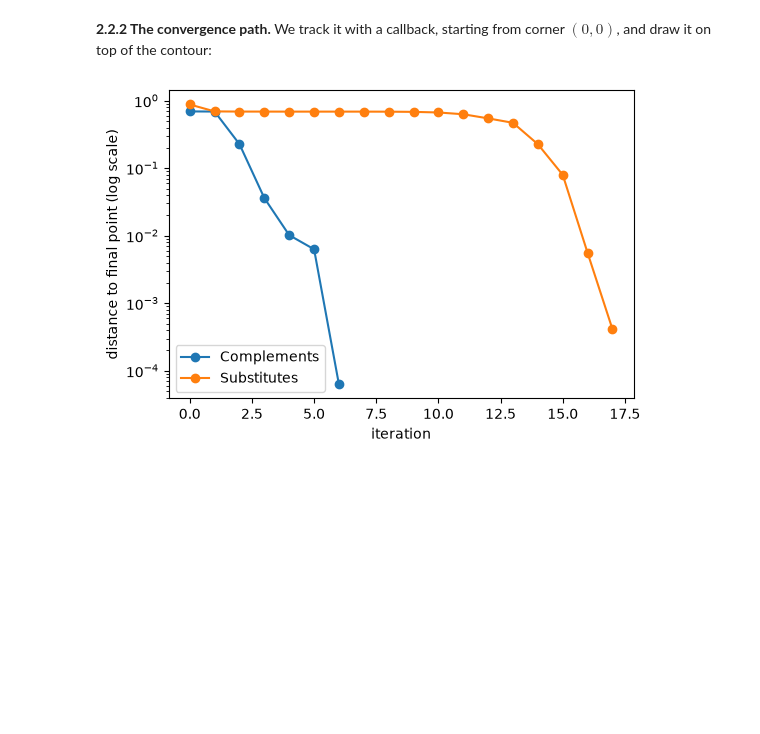
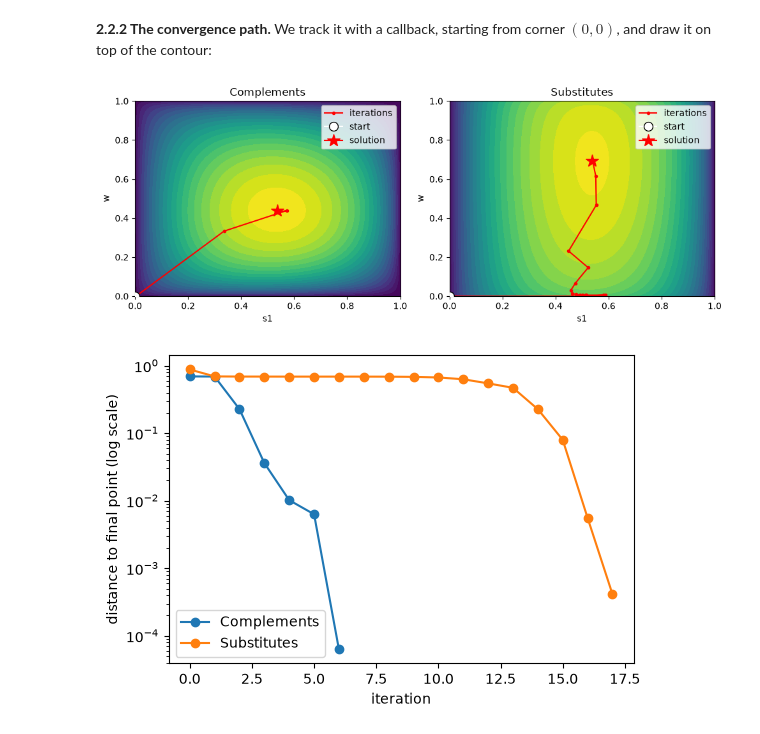
Before and after one commit to GB-Hansen/Snake-Charmers-2, a Jupyter notebook: Model_project/ModProj_Notebook.ipynb, the cells around one changed output. Drawn from its saved outputs; the diff is of its cells as text; code cells hidden in the pictures; blank space fills up the shorter version.

```diff
--- a/Model_project/ModProj_Notebook.ipynb
+++ b/Model_project/ModProj_Notebook.ipynb
@@ -233,18 +233,20 @@ They agree to about 4 decimals, but L-BFGS-B gets there with a few dozen evaluat
 # %%
 paths = {name: model.solve(s0=np.array([0.0, 0.0]), do_print=False) for name, model in models.items()}
 
 fig, axes = plt.subplots(1, 2, figsize=(10, 4))
 for ax, (name, opt) in zip(axes, paths.items()):
     grid = grid_results[name]
     ax.contourf(grid.s1_grid, grid.w_grid, grid.u_grid, levels=30, cmap='viridis')
     ax.plot(opt.path[:, 0], opt.path[:, 1], 'r.-', label='iterations')
     ax.plot(opt.path[0, 0], opt.path[0, 1], marker='o', color='white', markeredgecolor='black', markersize=10, zorder=10, label='start')
-    ax.plot(opt.path[-1, 0], opt.path[-1, 1], marker='*', color='red', markeredgecolor='black', markersize=15, zorder=10, label='solution')
+    ax.plot(opt.path[-1, 0], opt.path[-1, 1], marker='*', color='red', markersize=15, zorder=10, label='solution')
     ax.set_xlabel('s1'); ax.set_ylabel('w'); ax.set_title(name)
     ax.legend()
 
 plt.tight_layout()
 plt.show()
+# %% [output]
+[figure, added]
 # %%
 fig, ax = plt.subplots(figsize=(6, 4))
 for name, opt in paths.items():
```
Also changed, not shown: parts of 2 cells of this notebook.
